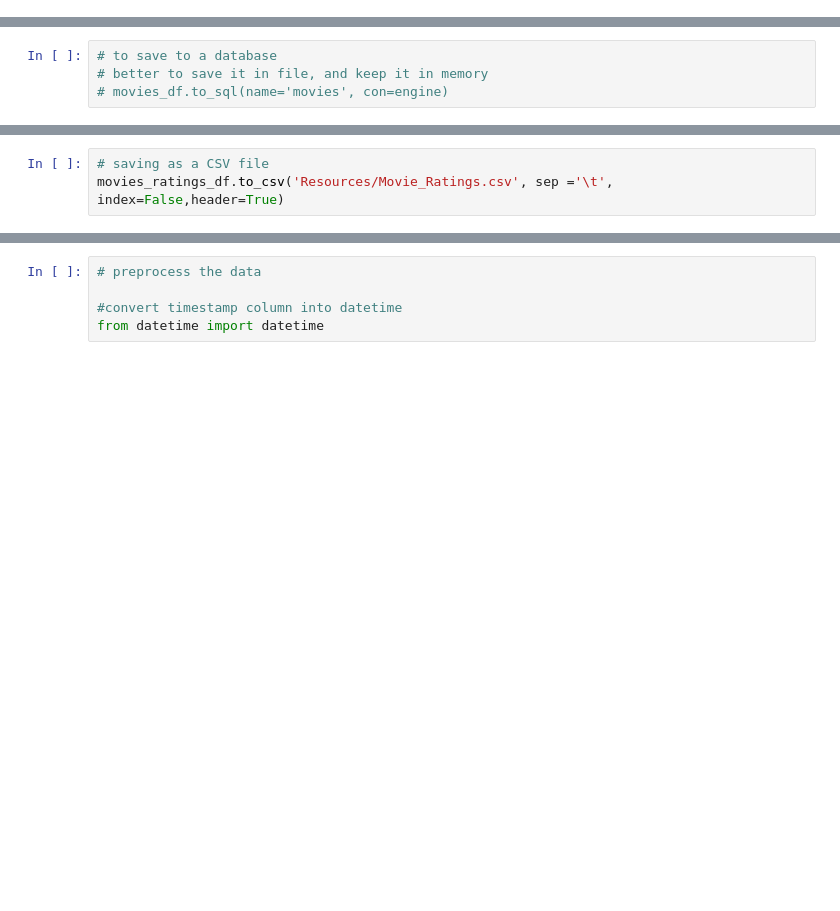
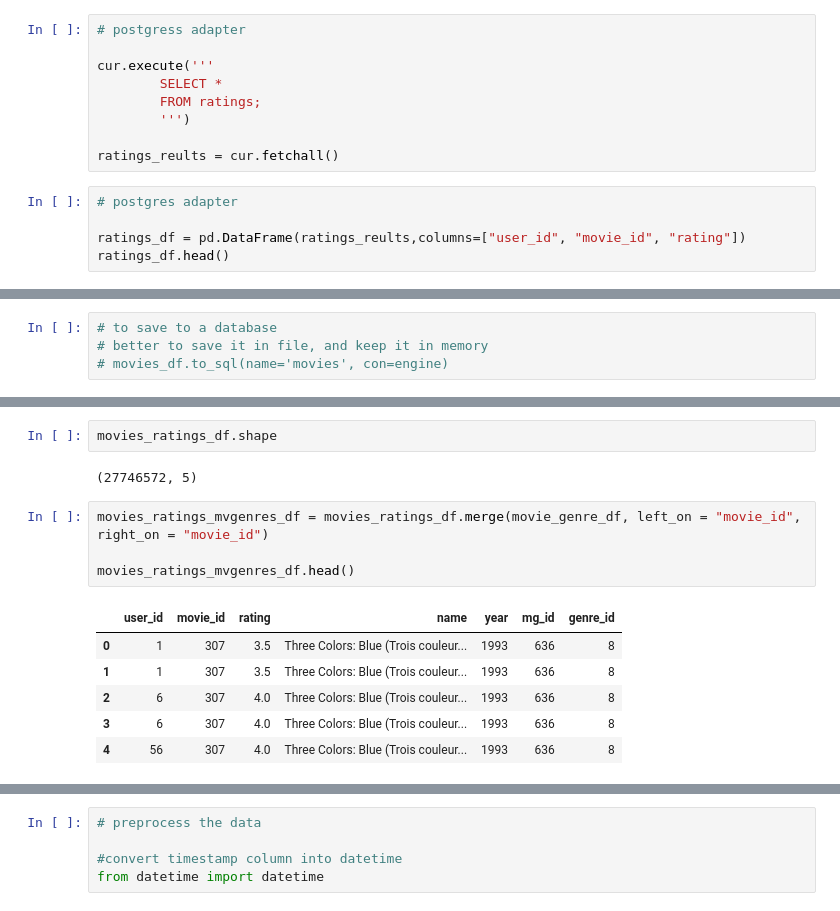
Before and after one commit to HelyxM/Final-Project, a Jupyter notebook: movies_ML_Analysis.ipynb, the cells around one changed output, grey strips where cells are left out. Cells and saved outputs as stored; diff of their text form; blank space fills up the shorter version.

```diff
--- a/movies_ML_Analysis.ipynb
+++ b/movies_ML_Analysis.ipynb
@@ -52,0 +105,14 @@ print(query_results)
+# %%
+# postgress adapter
+
+cur.execute('''
+        SELECT *
+        FROM ratings;
+        ''')
+
+ratings_reults = cur.fetchall()
+# %%
+# postgres adapter
+
+ratings_df = pd.DataFrame(ratings_reults,columns=["user_id", "movie_id", "rating"])
+ratings_df.head()
@@ -184,3 +201,15 @@ movies_ratings_df.head()
-# %%
-# saving as a CSV file
-movies_ratings_df.to_csv('Resources/Movie_Ratings.csv', sep ='\t', index=False,header=True)
+# %%
+movies_ratings_df.shape
+# %% [output]
+(27746572, 5)
+# %%
+movies_ratings_mvgenres_df = movies_ratings_df.merge(movie_genre_df, left_on = "movie_id", right_on = "movie_id")
+
+movies_ratings_mvgenres_df.head()
+# %% [output]
+|  | user_id | movie_id | rating | name | year | mg_id | genre_id |
+| 0 | 1 | 307 | 3.5 | Three Colors: Blue (Trois couleur... | 1993 | 636 | 8 |
+| 1 | 1 | 307 | 3.5 | Three Colors: Blue (Trois couleur... | 1993 | 636 | 8 |
+| 2 | 6 | 307 | 4.0 | Three Colors: Blue (Trois couleur... | 1993 | 636 | 8 |
+| 3 | 6 | 307 | 4.0 | Three Colors: Blue (Trois couleur... | 1993 | 636 | 8 |
+| 4 | 56 | 307 | 4.0 | Three Colors: Blue (Trois couleur... | 1993 | 636 | 8 |
```
Also changed, not shown: parts of 43 cells of this notebook.
